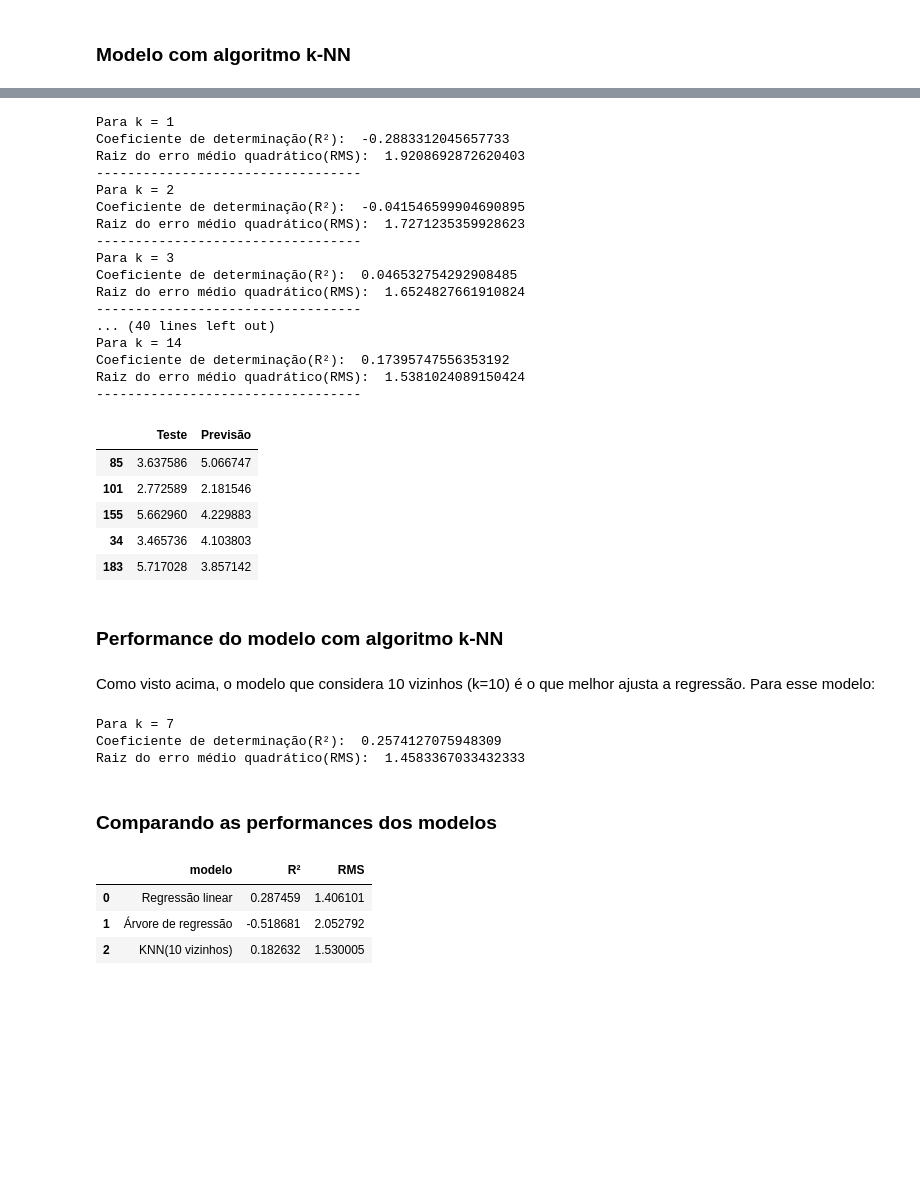
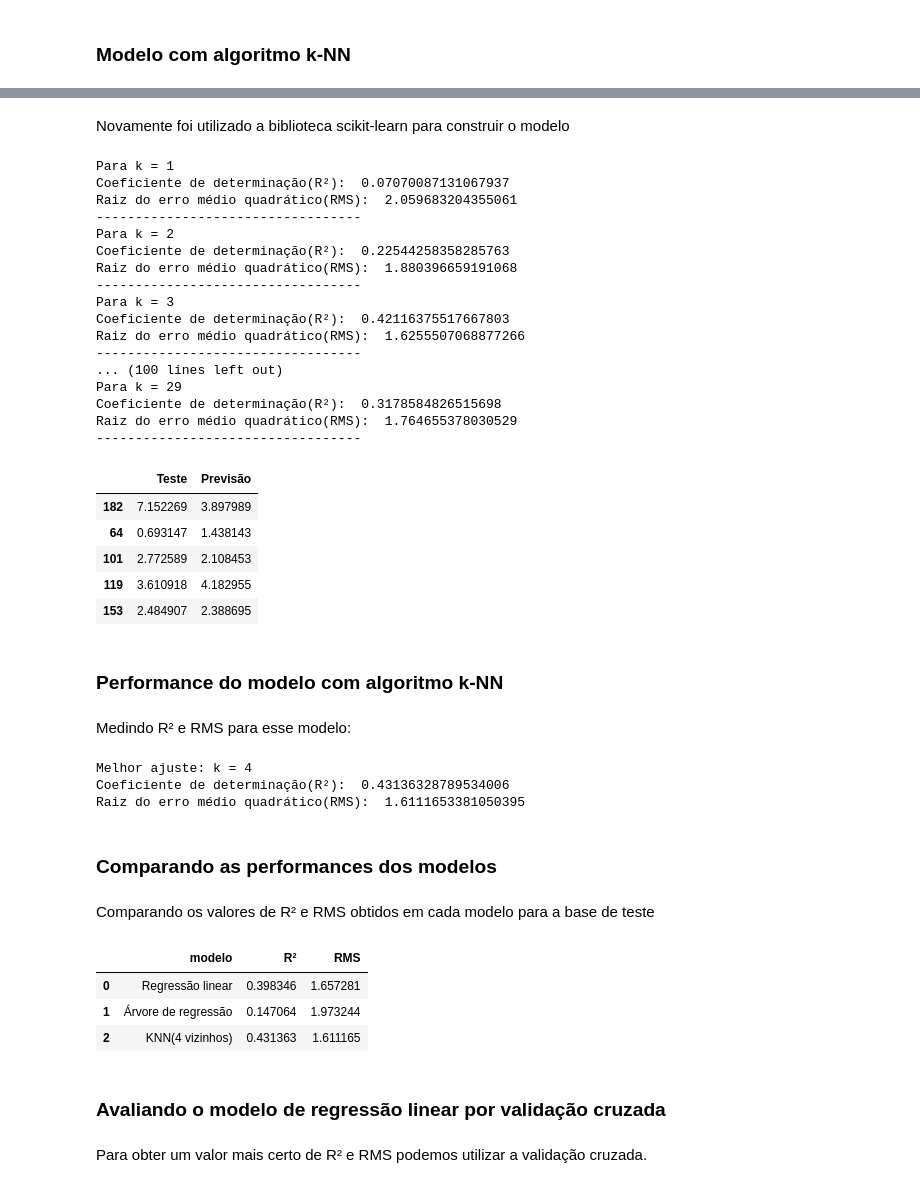
Before and after one commit to NicolasCho/Projeto2_CDados, a Jupyter notebook: Projeto_2_CDados_NicolasCho.ipynb, the cells around one changed output, grey strips where cells are left out. Drawn from its saved outputs; the diff is of its cells as text; code cells hidden in the pictures; blank space fills up the shorter version.

```diff
--- a/Projeto_2_CDados_NicolasCho.ipynb
+++ b/Projeto_2_CDados_NicolasCho.ipynb
@@ -610,2 +648,4 @@ Raiz do erro médio quadrático(RMS):  2.052792064372626
+# %% [markdown]
+Novamente foi utilizado a biblioteca scikit-learn para construir o modelo
 # %%
 from sklearn.neighbors import KNeighborsRegressor
@@ -614,77 +652,85 @@ media_teste_knn = df_teste_knn['Teste'].mean()
+# %%
+df_teste_knn=pd.DataFrame({'Teste':y_teste})
 # %%
 lista_coef = []
 lista_k = []
-for k in range(1,15):
+for k in range(1,30):
     modelo_knn = KNeighborsRegressor(n_neighbors=k)
     modelo_knn.fit(x, y)
     previsao = modelo_knn.predict(x_teste)
-    coef_determinacao_knn = r2(y_teste, previsao, media_teste_knn)
+    coef_determinacao_knn = r2_score(y_teste, previsao)
     lista_coef.append(coef_determinacao_knn)
     lista_k.append(k)
-    raiz_erro_medio_knn = rms(y_teste, previsao)
+    raiz_erro_medio_knn = mean_squared_error(y_teste, previsao)**(1/2)
     print('Para k =',k)
     print('Coeficiente de determinação(R²): ',coef_determinacao_knn)
     print('Raiz do erro médio quadrático(RMS): ',raiz_erro_medio_knn)
     print('----------------------------------')
 # %% [output]
 Para k = 1
-Coeficiente de determinação(R²):  -0.2883312045657733
-Raiz do erro médio quadrático(RMS):  1.9208692872620403
+Coeficiente de determinação(R²):  0.07070087131067937
+Raiz do erro médio quadrático(RMS):  2.059683204355061
 ----------------------------------
 Para k = 2
-Coeficiente de determinação(R²):  -0.041546599904690895
-Raiz do erro médio quadrático(RMS):  1.7271235359928623
+Coeficiente de determinação(R²):  0.22544258358285763
+Raiz do erro médio quadrático(RMS):  1.880396659191068
 ----------------------------------
 Para k = 3
-Coeficiente de determinação(R²):  0.046532754292908485
-Raiz do erro médio quadrático(RMS):  1.6524827661910824
+Coeficiente de determinação(R²):  0.42116375517667803
+Raiz do erro médio quadrático(RMS):  1.6255507068877266
 ----------------------------------
-... (40 lines left out)
-Para k = 14
-Coeficiente de determinação(R²):  0.17395747556353192
-Raiz do erro médio quadrático(RMS):  1.5381024089150424
+... (100 lines left out)
+Para k = 29
+Coeficiente de determinação(R²):  0.3178584826515698
+Raiz do erro médio quadrático(RMS):  1.764655378030529
 ----------------------------------
 # %%
 melhor_coef = max(lista_coef)
 k = lista_k[lista_coef.index(melhor_coef)]
 modelo_knn = KNeighborsRegressor(n_neighbors=k)
 modelo_knn.fit(x, y)
 previsao = modelo_knn.predict(x_teste)
 
-df_teste_knn=pd.DataFrame({'Teste':y_teste, 'Previsão':previsao})
+df_teste_knn['Previsão']=previsao
 df_teste_knn.head()
 # %% [output]
 |  | Teste | Previsão |
-| 85 | 3.637586 | 5.066747 |
-| 101 | 2.772589 | 2.181546 |
-| 155 | 5.662960 | 4.229883 |
-| 34 | 3.465736 | 4.103803 |
-| 183 | 5.717028 | 3.857142 |
+| 182 | 7.152269 | 3.897989 |
+| 64 | 0.693147 | 1.438143 |
+| 101 | 2.772589 | 2.108453 |
+| 119 | 3.610918 | 4.182955 |
+| 153 | 2.484907 | 2.388695 |
 # %% [markdown]
 ### Performance do modelo com algoritmo k-NN
-# %% [markdown]
-Como visto acima, o modelo que considera 10 vizinhos (k=10) é o que melhor ajusta a regressão. Para esse modelo:
+# %% [markdown]
+Medindo R² e RMS para esse modelo:
 # %%
-coef_determinacao_knn = r2(y_teste, previsao, media_teste_knn)
-raiz_erro_medio_knn = rms(y_teste, previsao)
+coef_determinacao_knn = r2_score(y_teste, previsao)
+raiz_erro_medio_knn = mean_squared_error(y_teste, previsao)**(1/2)
 
-print('Para k =',k)
+print('Melhor ajuste: k =',k)
 print('Coeficiente de determinação(R²): ',coef_determinacao_knn)
 print('Raiz do erro médio quadrático(RMS): ',raiz_erro_medio_knn)
 # %% [output]
-Para k = 7
-Coeficiente de determinação(R²):  0.2574127075948309
-Raiz do erro médio quadrático(RMS):  1.4583367033432333
+Melhor ajuste: k = 4
+Coeficiente de determinação(R²):  0.43136328789534006
+Raiz do erro médio quadrático(RMS):  1.6111653381050395
 # %% [markdown]
 ### Comparando as performances dos modelos
+# %% [markdown]
+Comparando os valores de R² e RMS obtidos em cada modelo para a base de teste
 # %%
 comparacao = pd.DataFrame (columns = ['modelo','R²','RMS'])
-comparacao['modelo'] = pd.Series(['Regressão linear','Árvore de regressão', 'KNN(10 vizinhos)'])
+comparacao['modelo'] = pd.Series(['Regressão linear','Árvore de regressão', 'KNN({0} vizinhos)'.format(k)])
 comparacao['R²'] = pd.Series([coef_determinacao_teste,coef_determinacao_arvore,coef_determinacao_knn])
 comparacao['RMS'] = pd.Series([raiz_erro_medio_teste,raiz_erro_medio_arvore,raiz_erro_medio_knn])
 comparacao
 # %% [output]
 |  | modelo | R² | RMS |
-| 0 | Regressão linear | 0.287459 | 1.406101 |
-| 1 | Árvore de regressão | -0.518681 | 2.052792 |
-| 2 | KNN(10 vizinhos) | 0.182632 | 1.530005 |
+| 0 | Regressão linear | 0.398346 | 1.657281 |
+| 1 | Árvore de regressão | 0.147064 | 1.973244 |
+| 2 | KNN(4 vizinhos) | 0.431363 | 1.611165 |
+# %% [markdown]
+###  Avaliando o modelo de regressão linear por validação cruzada
+# %% [markdown]
+Para obter um valor mais certo de R² e RMS podemos utilizar a validação cruzada.
```
Also changed, not shown: parts of 70 cells of this notebook, 3 other files.
